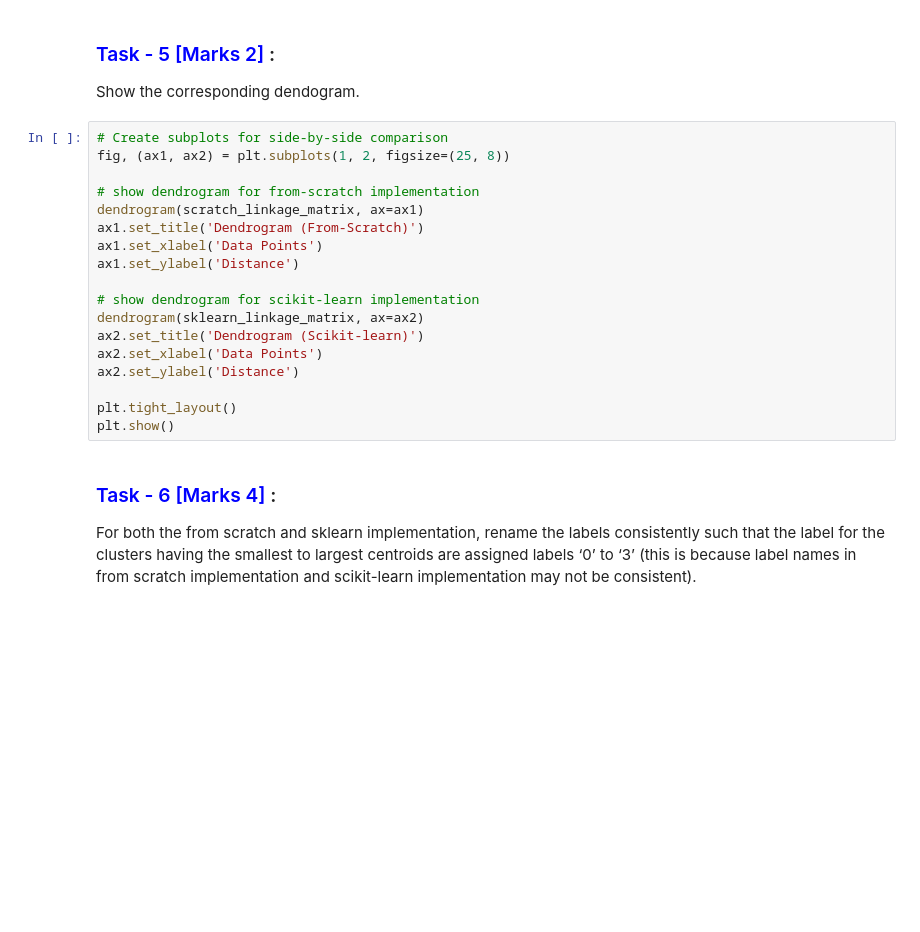
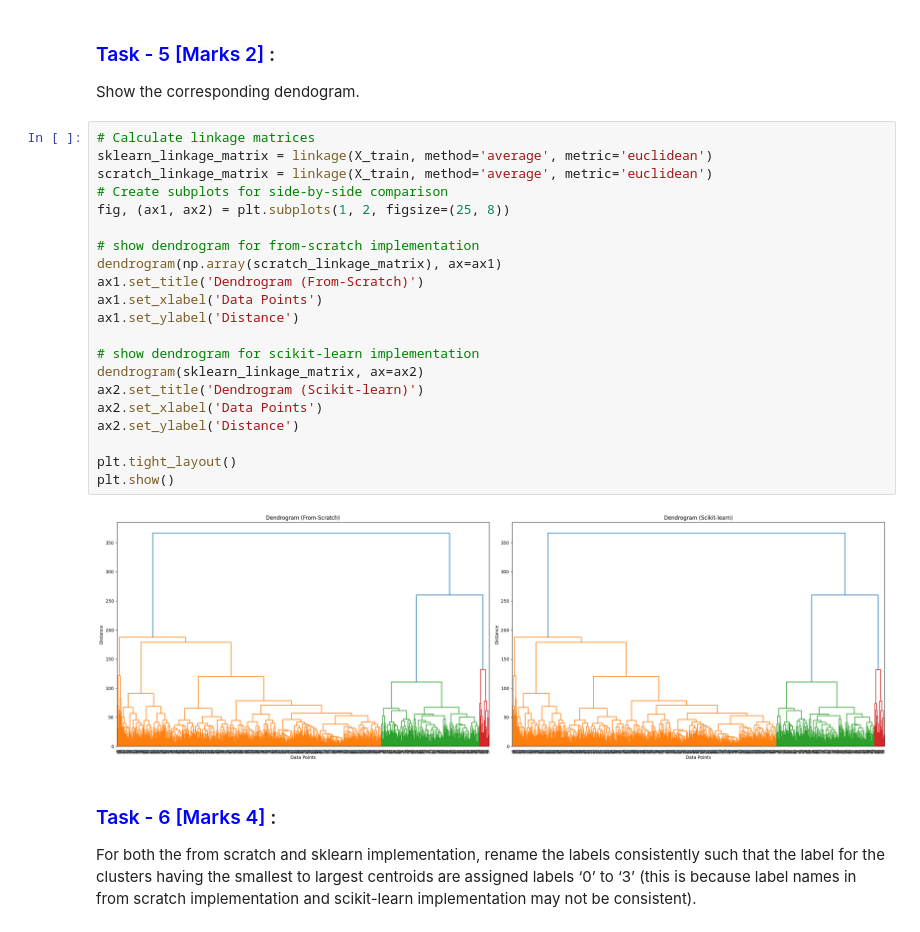
Before and after one commit to NehaKumari500092077/Machine-Learning-Lab, a Jupyter notebook: Session_10_Assignment.ipynb, the cells around one changed output. Saved outputs shown, nothing was run; the diff lists cells and outputs as text; blank space fills up the shorter version.

```diff
--- a/Session_10_Assignment.ipynb
+++ b/Session_10_Assignment.ipynb
@@ -196,23 +195,28 @@ sklearn_linkage_matrix = linkage(X_train, method='average', metric='euclidean')
 
 Show the corresponding dendogram.
 # %%
+# Calculate linkage matrices
+sklearn_linkage_matrix = linkage(X_train, method='average', metric='euclidean')
+scratch_linkage_matrix = linkage(X_train, method='average', metric='euclidean')
 # Create subplots for side-by-side comparison
 fig, (ax1, ax2) = plt.subplots(1, 2, figsize=(25, 8))
 
 # show dendrogram for from-scratch implementation
-dendrogram(scratch_linkage_matrix, ax=ax1)
+dendrogram(np.array(scratch_linkage_matrix), ax=ax1)
 ax1.set_title('Dendrogram (From-Scratch)')
 ax1.set_xlabel('Data Points')
 ax1.set_ylabel('Distance')
 
 # show dendrogram for scikit-learn implementation
 dendrogram(sklearn_linkage_matrix, ax=ax2)
 ax2.set_title('Dendrogram (Scikit-learn)')
 ax2.set_xlabel('Data Points')
 ax2.set_ylabel('Distance')
 
 plt.tight_layout()
 plt.show()
+# %% [output]
+[figure, added]
 # %% [markdown]
 ### <font color='blue'> Task - 6 [Marks 4] </font>:
 
```
Also changed, not shown: parts of 3 cells of this notebook.
